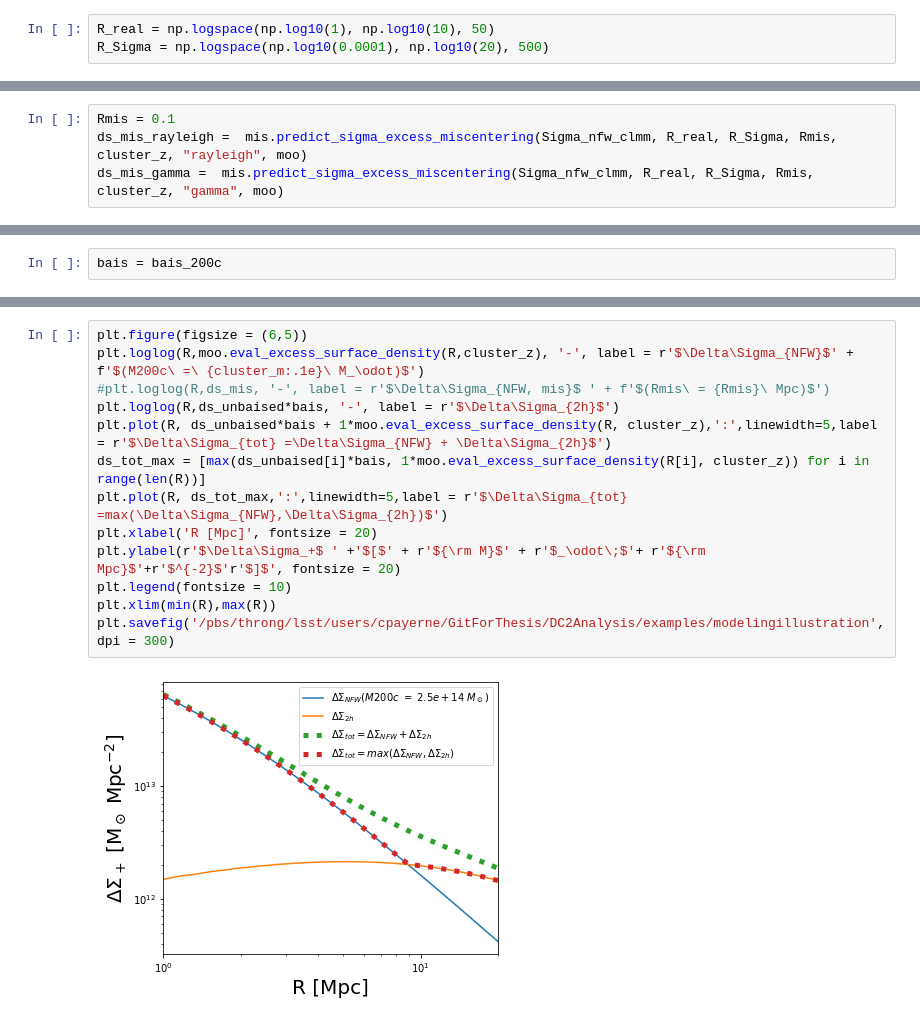
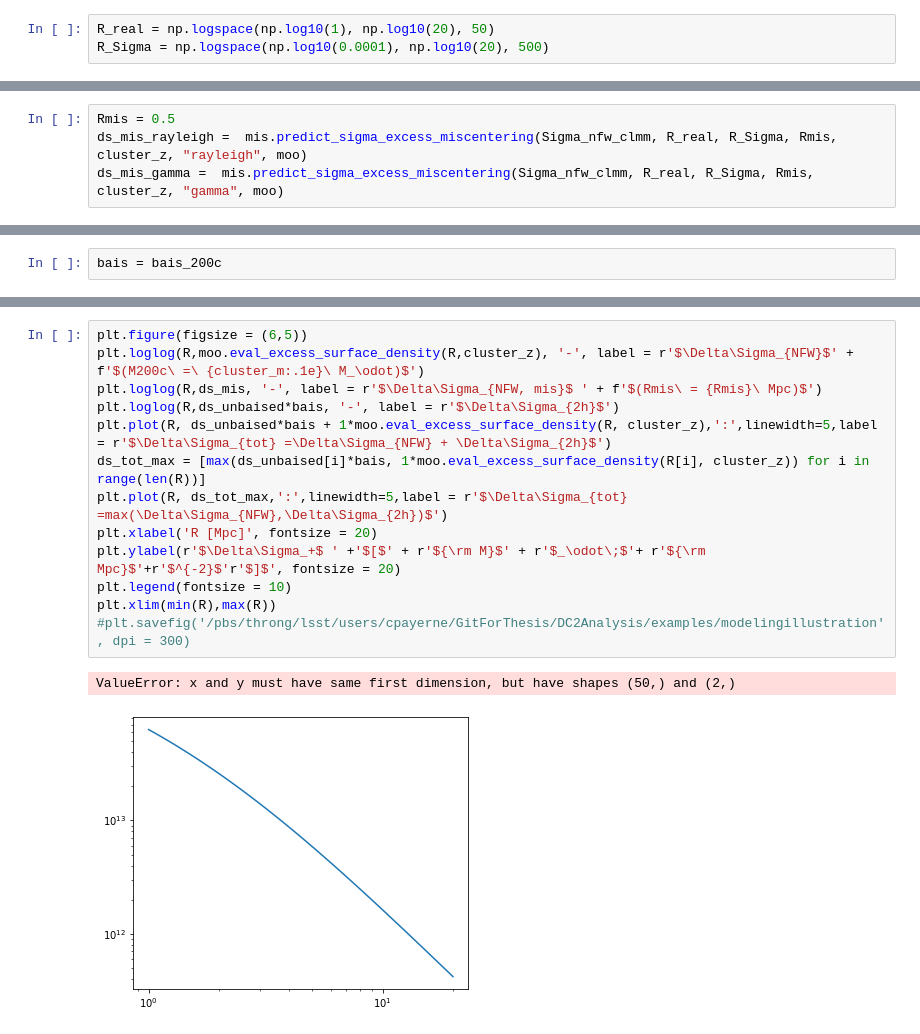
Before and after one commit to payerne/DC2Analysis, a Jupyter notebook: examples/Example_miscentering_two_halo_term.ipynb, the cells around one changed output, grey strips where cells are left out. Cells and saved outputs as stored; diff of their text form.

```diff
--- a/examples/Example_miscentering_two_halo_term.ipynb
+++ b/examples/Example_miscentering_two_halo_term.ipynb
@@ -46,12 +46,12 @@ concentration = 4.226214305733157
 # %% [markdown]
 ### Compute Miscentering
 # %%
-R_real = np.logspace(np.log10(1), np.log10(10), 50)
+R_real = np.logspace(np.log10(1), np.log10(20), 50)
 R_Sigma = np.logspace(np.log10(0.0001), np.log10(20), 500)
 # %%
 Sigma_nfw_clmm = moo.eval_surface_density(R_Sigma, cluster_z) #Msun/Mpc^2 real
 # %%
-Rmis = 0.1
+Rmis = 0.5
 ds_mis_rayleigh =  mis.predict_sigma_excess_miscentering(Sigma_nfw_clmm, R_real, R_Sigma, Rmis, cluster_z, "rayleigh", moo)
 ds_mis_gamma =  mis.predict_sigma_excess_miscentering(Sigma_nfw_clmm, R_real, R_Sigma, Rmis, cluster_z, "gamma", moo)
 # %% [output]
@@ -76,15 +104,16 @@ bais = bais_200c
 # %%
 plt.figure(figsize = (6,5))
 plt.loglog(R,moo.eval_excess_surface_density(R,cluster_z), '-', label = r'$\Delta\Sigma_{NFW}$' + f'$(M200c\ =\ {cluster_m:.1e}\ M_\odot)$')
-#plt.loglog(R,ds_mis, '-', label = r'$\Delta\Sigma_{NFW, mis}$ ' + f'$(Rmis\ = {Rmis}\ Mpc)$')
+plt.loglog(R,ds_mis, '-', label = r'$\Delta\Sigma_{NFW, mis}$ ' + f'$(Rmis\ = {Rmis}\ Mpc)$')
 plt.loglog(R,ds_unbaised*bais, '-', label = r'$\Delta\Sigma_{2h}$')
 plt.plot(R, ds_unbaised*bais + 1*moo.eval_excess_surface_density(R, cluster_z),':',linewidth=5,label = r'$\Delta\Sigma_{tot} =\Delta\Sigma_{NFW} + \Delta\Sigma_{2h}$')
 ds_tot_max = [max(ds_unbaised[i]*bais, 1*moo.eval_excess_surface_density(R[i], cluster_z)) for i in range(len(R))]
 plt.plot(R, ds_tot_max,':',linewidth=5,label = r'$\Delta\Sigma_{tot} =max(\Delta\Sigma_{NFW},\Delta\Sigma_{2h})$')
 plt.xlabel('R [Mpc]', fontsize = 20)
 plt.ylabel(r'$\Delta\Sigma_+$ ' +'$[$' + r'${\rm M}$' + r'$_\odot\;$'+ r'${\rm Mpc}$'+r'$^{-2}$'r'$]$', fontsize = 20)
 plt.legend(fontsize = 10)
 plt.xlim(min(R),max(R))
-plt.savefig('/pbs/throng/lsst/users/cpayerne/GitForThesis/DC2Analysis/examples/modelingillustration', dpi = 300)
+#plt.savefig('/pbs/throng/lsst/users/cpayerne/GitForThesis/DC2Analysis/examples/modelingillustration', dpi = 300)
 # %% [output]
+ValueError: x and y must have same first dimension, but have shapes (50,) and (2,)
-[figure, old version]
+[figure, new version]
```
Also changed, not shown: parts of 3 cells of this notebook, 40 other files.
